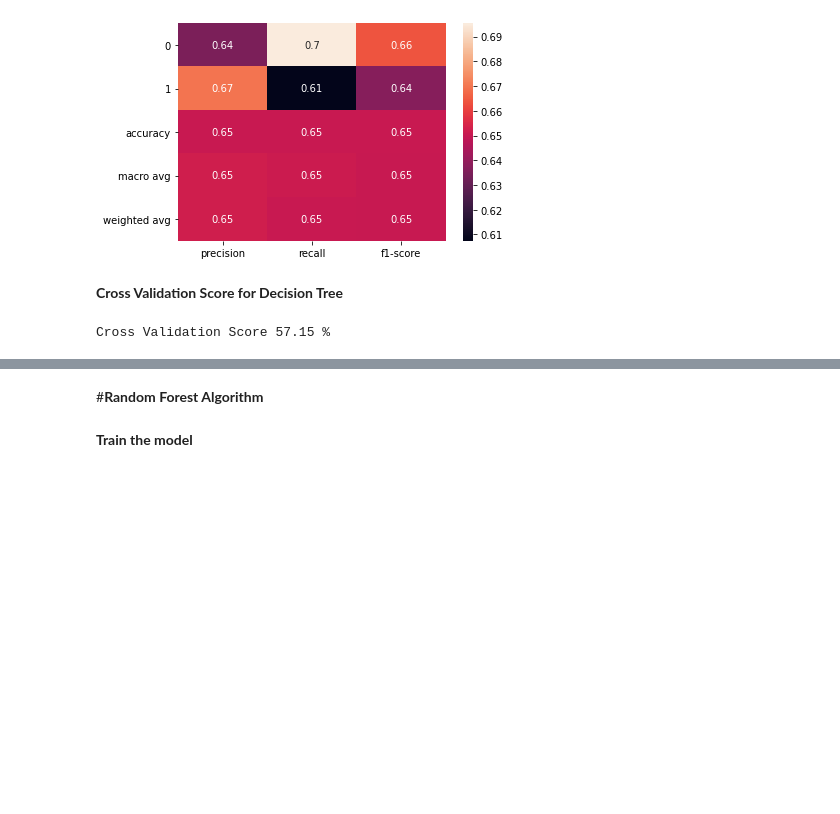
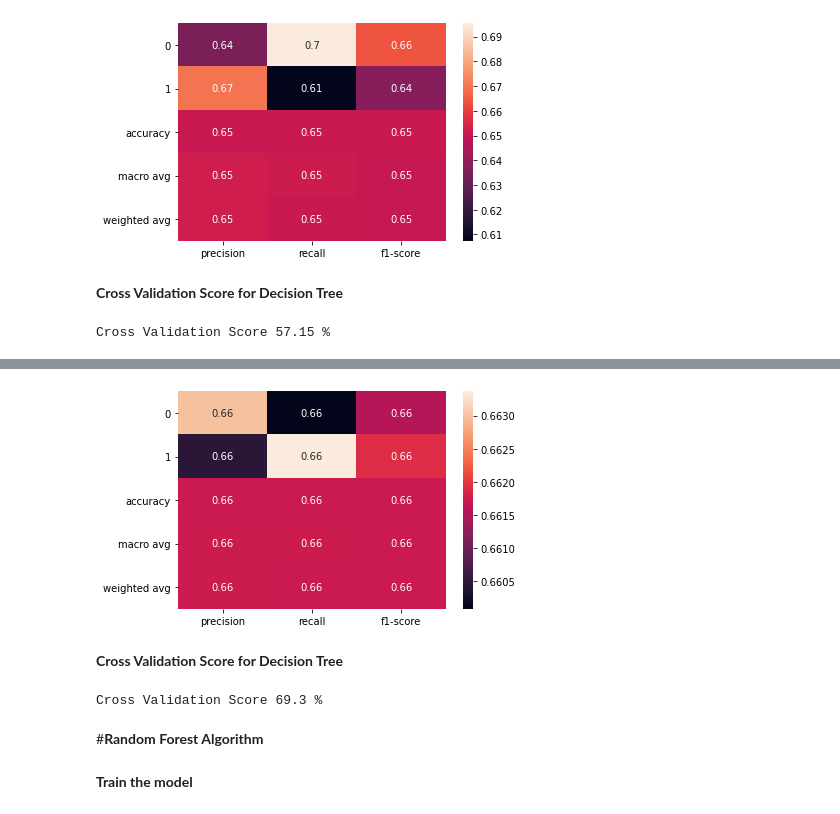
Before and after one commit to rajitakolla/computational_methods, a Jupyter notebook: In_class_exercise_09.ipynb, the cells around one changed output, grey strips where cells are left out. Cells and saved outputs as stored; diff of their text form; code cells hidden in the pictures; blank space fills up the shorter version.

```diff
--- a/In_class_exercise_09.ipynb
+++ b/In_class_exercise_09.ipynb
@@ -336,0 +483,2 @@ y_op_decisionTreeClassifier = decisionTreeClassifier_model.predict(x_test)
+# %%
+y_op_test_decisionTreeClassifier = decisionTreeClassifier_model.predict(tf_idf_test)
@@ -363,3 +532,14 @@ Cross Validation Score 57.15 %
+# %%
+#visualize the metrics
+visualizer(classification_report(testDF["polarities"].values,y_op_test_decisionTreeClassifier,output_dict=True))
+# %% [output]
+[figure, added]
+# %% [markdown]
+**Cross Validation Score for Decision Tree**
+# %%
+cross_val_score_computation(decisionTreeClassifier_model,tf_idf_test,y_op_test_decisionTreeClassifier)
+# %% [output]
+Cross Validation Score 69.3 %
 # %% [markdown]
 #**Random Forest Algorithm**
 # %%
```
Also changed, not shown: parts of 59 cells of this notebook.
